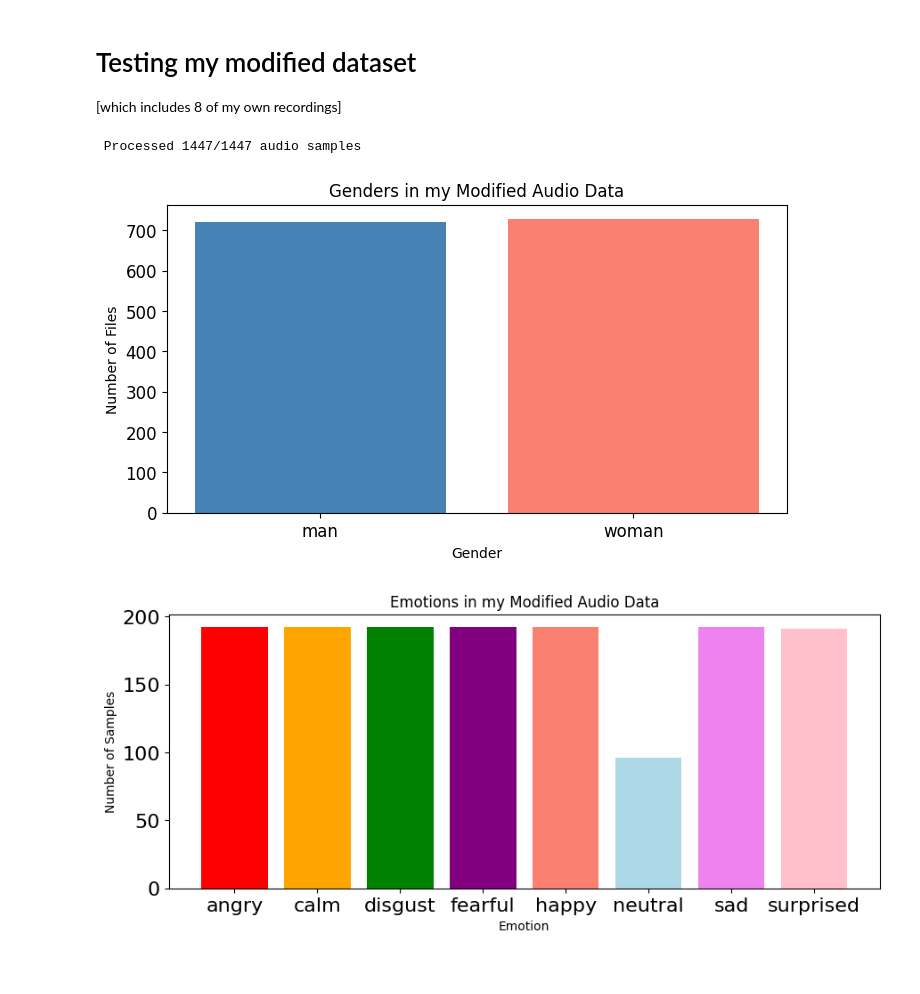
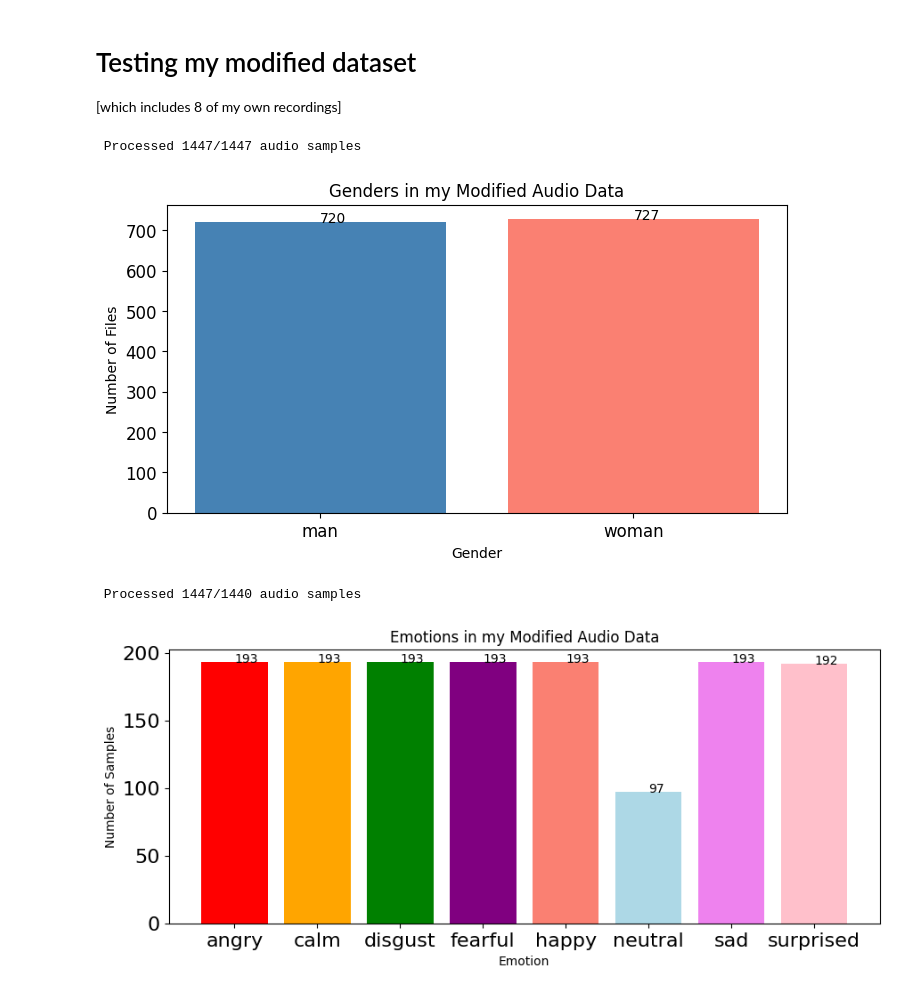
Before and after one commit to arriyan-aa/Week2-DataPreprocessing, a Jupyter notebook: Week 2.ipynb, the cells around one changed output. Drawn from its saved outputs; the diff is of its cells as text; code cells hidden in the pictures.

```diff
--- a/Week 2.ipynb
+++ b/Week 2.ipynb
@@ -645,5 +723,10 @@ plt.bar(emotion_list, count, color=['red', 'orange','green','purple','salmon','l
 plt.xlabel('Emotion')
 plt.tick_params(labelsize=16)
 plt.ylabel('Number of Samples')
+
+# reference for showing count for each bar: https://www.youtube.com/watch?v=orQWVU4Wbkw
+for index, value in enumerate(count):
+  plt.text(index, value, str(value))
+
 plt.show()
 # %% [output]
@@ -705,6 +788,11 @@ plt.ylabel('Number of Files')
 plt.title('Genders in the RAVDESS Audio Data')
 plt.xticks(fontsize=12)
 plt.yticks(fontsize=12)
+
+# reference for showing count for each bar: https://www.youtube.com/watch?v=orQWVU4Wbkw
+for index, value in enumerate(count):
+  plt.text(index, value, str(value))
+
 plt.show()
 
 # print(genders_dict)
@@ -743,6 +831,11 @@ plt.ylabel('Number of Files')
 plt.title('Phrase Count in the RAVDESS Audio Data')
 plt.xticks(fontsize=12)
 plt.yticks(fontsize=12)
+
+# reference for showing count for each bar: https://www.youtube.com/watch?v=orQWVU4Wbkw
+for index, value in enumerate(count):
+  plt.text(index, value, str(value))
+
 plt.show()
 # %% [output]
  Processed 1439/1439 audio samples
@@ -787,26 +880,56 @@ plt.ylabel('Number of Files')
 plt.title('Genders in my Modified Audio Data')
 plt.xticks(fontsize=12)
 plt.yticks(fontsize=12)
+
+# reference for showing count for each bar: https://www.youtube.com/watch?v=orQWVU4Wbkw
+for index, value in enumerate(count):
+  plt.text(index, value, str(value))
+
+
 plt.show()
 # %% [output]
  Processed 1447/1447 audio samples
-[figure, old version]
+[figure, new version]
 # %%
+def load_data():
+    X,y=[],[]
+    count = 0
+    for file in glob.glob("OneDrive/Documents/SFU SIAT/IAT360/Labs/Week Two/Combined_AudioData/Actor_*/*.wav"):
+        file_name=os.path.basename(file)
+        emotion=emotions_dict[file_name.split("-")[2]]
+        #features = get_features(file)
+        #X.append(features)
+        y.append(emotion)
+        count += 1
+        # '\r' + end='' results in printing over same line
+        print('\r' + f' Processed {count}/{1440} audio samples',end=' ')
+    # Return arrays to plug into sklearn's cross-validation algorithms
+    return np.array(X), np.array(y)
+
+features, emotions = load_data()
+
 # plot emotions
 plt.figure(figsize=(35,4))
 plt.subplot(1,3,1)
 #np.unique returns ordered list of unique elements and count of each element
 emotion_list, count = np.unique(emotions, return_counts=True)
 plt.title('Emotions in my Modified Audio Data')
 plt.bar(x=range(8), height=count)
 plt.xticks(ticks=range(8), labels = [emotion for emotion in emotion_list],fontsize=10)
 plt.bar(emotion_list, count, color=['red', 'orange','green','purple','salmon','lightblue','violet','pink'])
 plt.xlabel('Emotion')
 plt.tick_params(labelsize=16)
 plt.ylabel('Number of Samples')
+
+# reference for showing count for each bar: https://www.youtube.com/watch?v=orQWVU4Wbkw
+for index, value in enumerate(count):
+  plt.text(index, value, str(value))
+
+
 plt.show()
 # %% [output]
+ Processed 1447/1440 audio samples
-[figure, old version]
+[figure, new version]
 # %%
 #Phrases in the dataset
 phrases_dict ={
```
Also changed, not shown: parts of 5 cells of this notebook.
